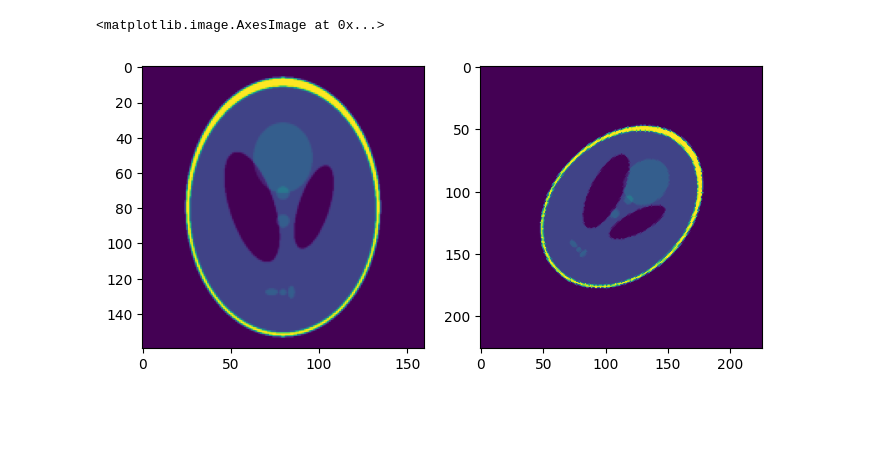
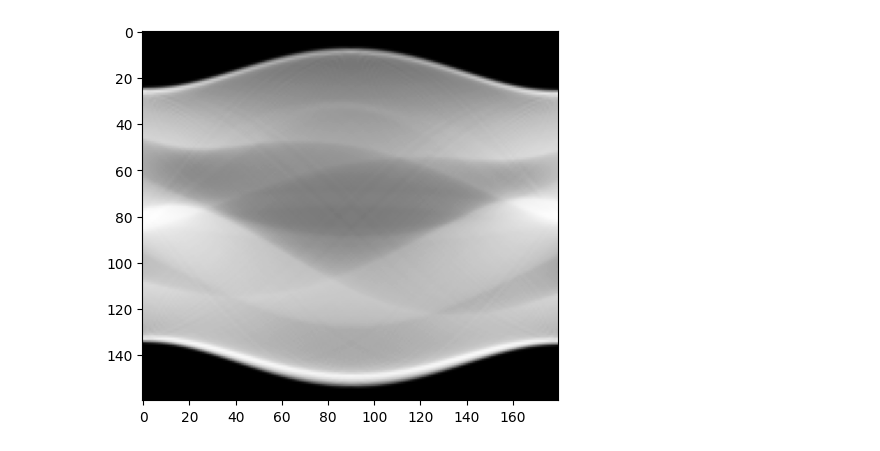
Before and after one commit to Moritz-Wald/Computertomographie, a Jupyter notebook: excercises.ipynb, the cells around one changed output. Saved outputs shown, nothing was run; the diff lists cells and outputs as text; code cells hidden in the pictures; blank space fills up the shorter version.

Commit message:
Working radon transform

```diff
--- a/excercises.ipynb
+++ b/excercises.ipynb
@@ -113,12 +33,6 @@ def discrete_radon_transform(image, steps):
 # %%
-# image = shepp_logan_phantom()
-# image = rescale(image, scale=0.4, mode='reflect', channel_axis=None)
+from skimage.data import shepp_logan_phantom
+from skimage.transform import rescale
+
+image = shepp_logan_phantom()
+image = rescale(image, scale=.4, mode='reflect', channel_axis=None)
-# %%
-l = 10
-image = np.zeros((100,100))
-
-_ = np.linspace(-1,1, image.shape[0])
-xv,yv = np.meshgrid(_,_)
-xv -= 0.1
-yv -= 0.2
-image[xv**2+yv**2<0.1] = 1
@@ -166,6 +38,0 @@ plt.show()
-# %%
-from skimage.data import shepp_logan_phantom
-from skimage.transform import rescale
-
-image = shepp_logan_phantom()
-image = rescale(image, scale=0.4, mode='reflect', channel_axis=None)
@@ -267,7 +39,10 @@ rotated_image = rotate_image(image, angle)
-# %%
-fig, (ax1, ax2) = plt.subplots(1, 2, figsize=(8, 4.5))
-ax1.imshow(image)
-ax2.imshow(rotated_image)
-# %% [output]
-<matplotlib.image.AxesImage at 0x...>
-[figure, removed]
+# %%
+from radon import radon
+
+angles = np.arange(180)
+sino = radon(image, angles=angles, method='bilinear')
+
+plt.imshow(sino, cmap=plt.cm.Greys_r)
+plt.show()
+# %% [output]
+[figure, added]
```
Also changed, not shown: parts of 10 cells of this notebook, 2 other files.
